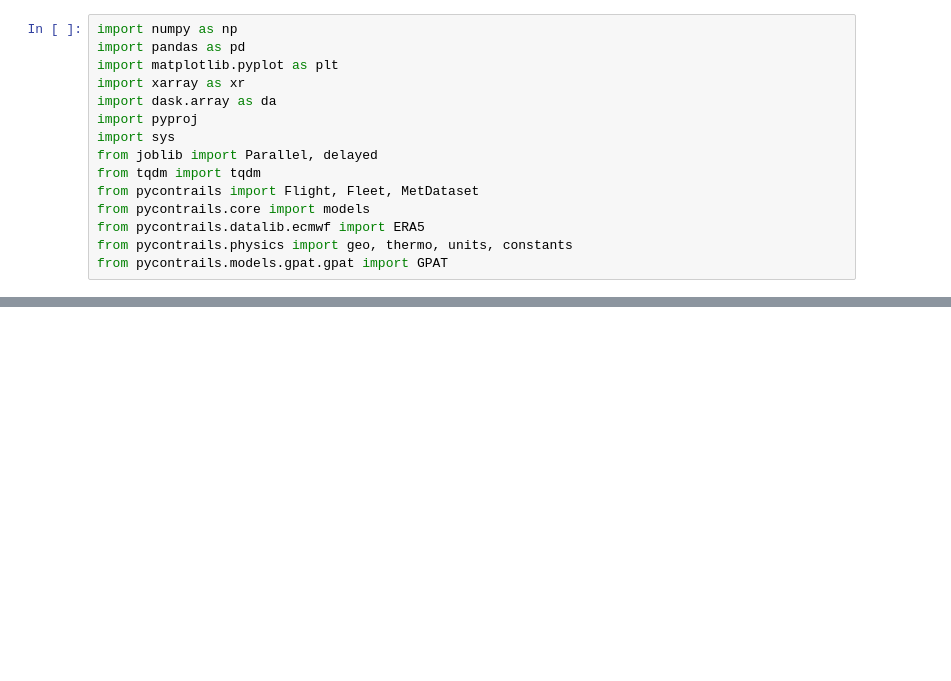
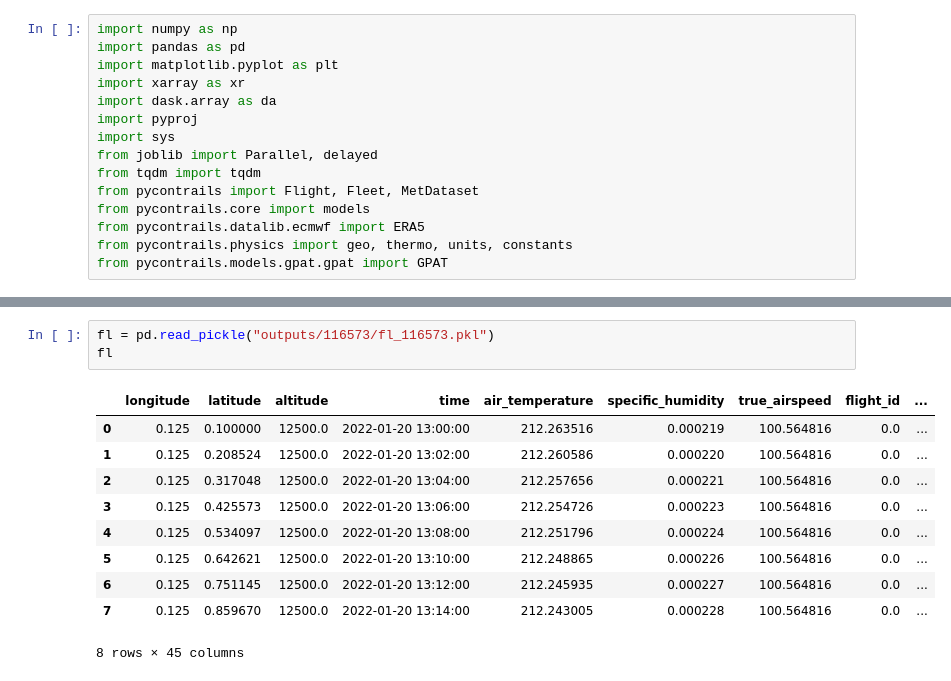
Before and after one commit to ktait98/pycontrails_kt, a Jupyter notebook: pycontrails/models/gpat/gpat.ipynb, the cells around one changed output, grey strips where cells are left out. Cells and saved outputs as stored; diff of their text form; blank space fills up the shorter version.

```diff
--- a/pycontrails/models/gpat/gpat.ipynb
+++ b/pycontrails/models/gpat/gpat.ipynb
@@ -66,0 +16,14 @@ Cannot find the ecCodes library
+# %%
+fl = pd.read_pickle("outputs/116573/fl_116573.pkl")
+fl
+# %% [output]
+|  | longitude | latitude | altitude | time | air_temperature | specific_humidity | true_airspeed | flight_id | ... |
+| 0 | 0.125 | 0.100000 | 12500.0 | 2022-01-20 13:00:00 | 212.263516 | 0.000219 | 100.564816 | 0.0 | ... |
+| 1 | 0.125 | 0.208524 | 12500.0 | 2022-01-20 13:02:00 | 212.260586 | 0.000220 | 100.564816 | 0.0 | ... |
+| 2 | 0.125 | 0.317048 | 12500.0 | 2022-01-20 13:04:00 | 212.257656 | 0.000221 | 100.564816 | 0.0 | ... |
+| 3 | 0.125 | 0.425573 | 12500.0 | 2022-01-20 13:06:00 | 212.254726 | 0.000223 | 100.564816 | 0.0 | ... |
+| 4 | 0.125 | 0.534097 | 12500.0 | 2022-01-20 13:08:00 | 212.251796 | 0.000224 | 100.564816 | 0.0 | ... |
+| 5 | 0.125 | 0.642621 | 12500.0 | 2022-01-20 13:10:00 | 212.248865 | 0.000226 | 100.564816 | 0.0 | ... |
+| 6 | 0.125 | 0.751145 | 12500.0 | 2022-01-20 13:12:00 | 212.245935 | 0.000227 | 100.564816 | 0.0 | ... |
+| 7 | 0.125 | 0.859670 | 12500.0 | 2022-01-20 13:14:00 | 212.243005 | 0.000228 | 100.564816 | 0.0 | ... |
+8 rows × 45 columns
```
Also changed, not shown: parts of 9 cells of this notebook, 2 other files.
